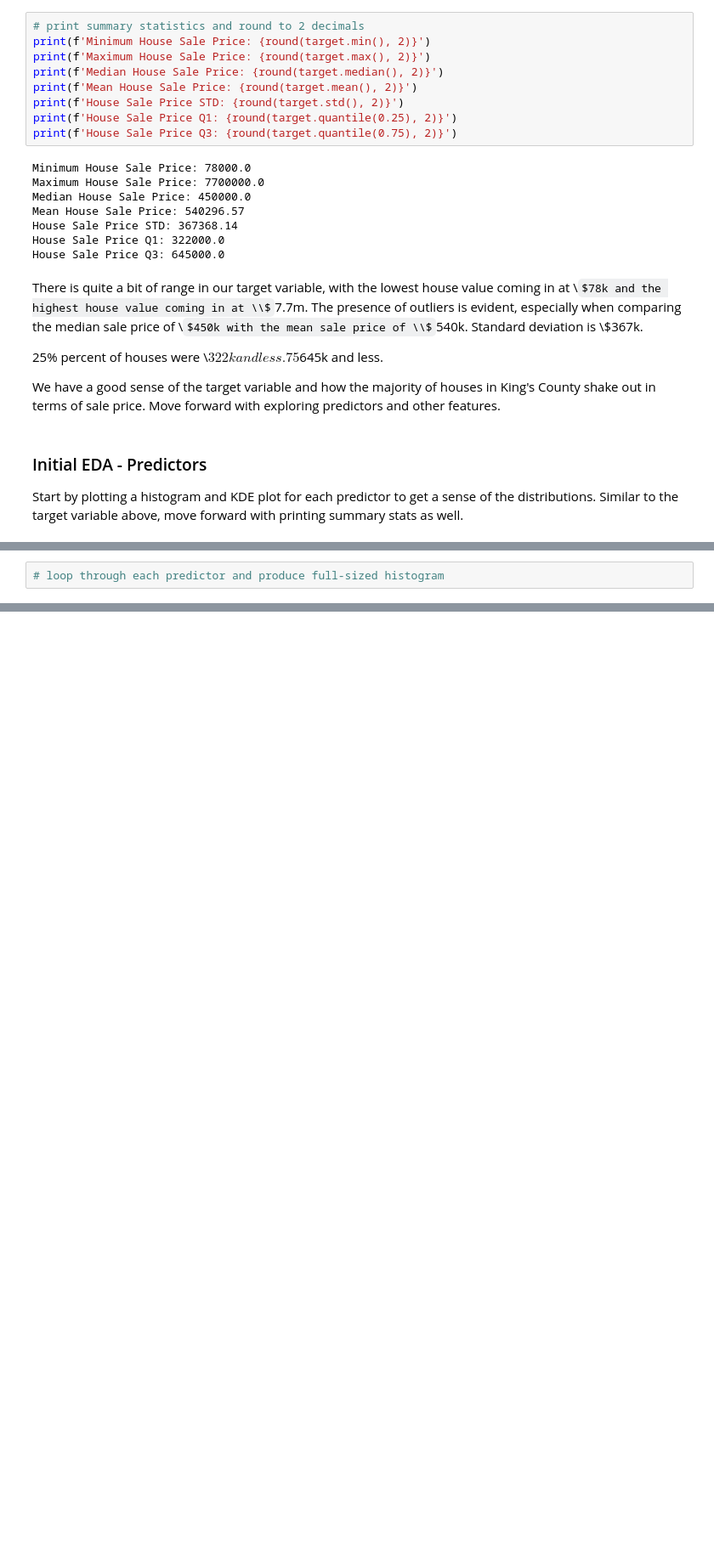
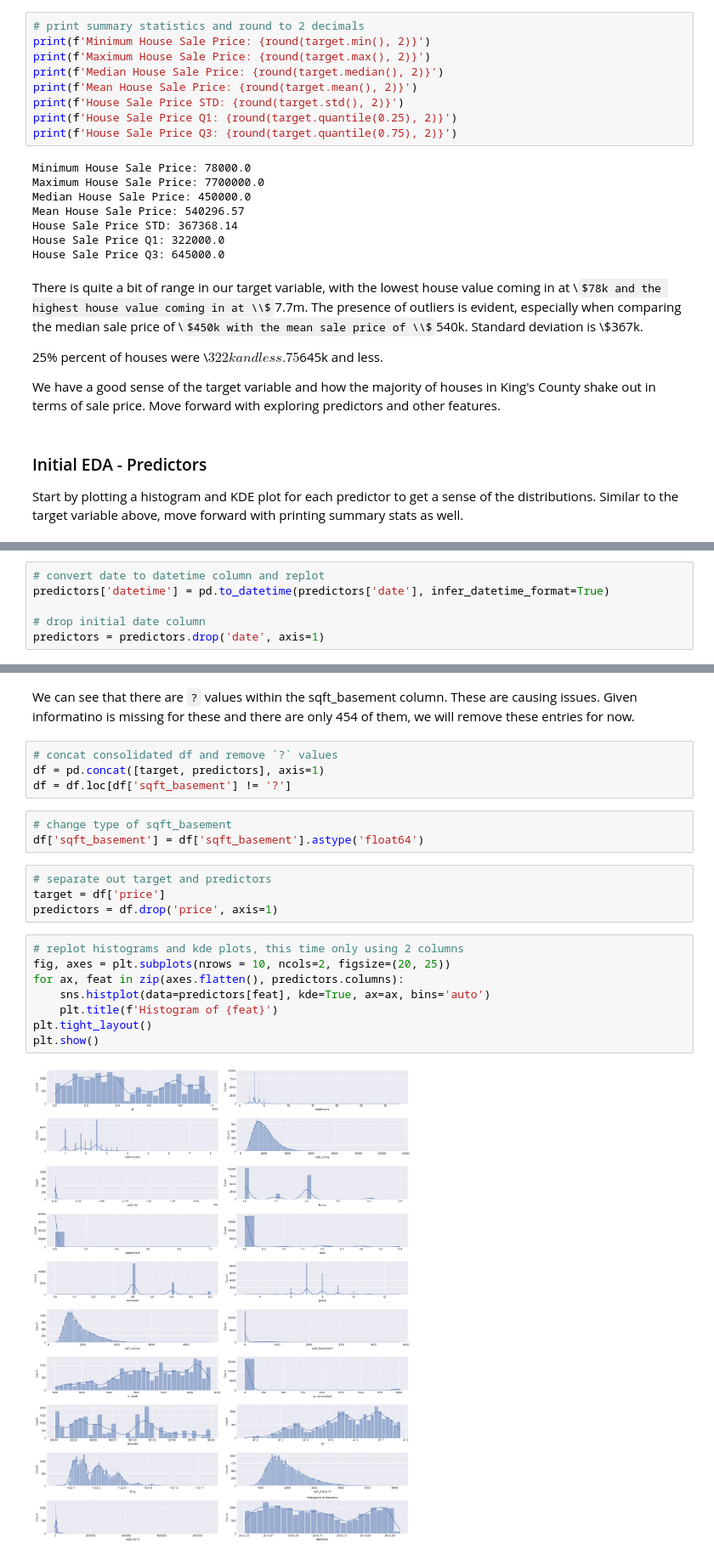
Before and after one commit to akaigraham/KC-House-Price-Regression, a Jupyter notebook: Reworked.ipynb, the cells around one changed output, grey strips where cells are left out. Shown: that part at 85% size. Drawn from its saved outputs; the diff is of its cells as text; some formulas as TeX source; blank space fills up the shorter version.

```diff
--- a/Reworked.ipynb
+++ b/Reworked.ipynb
@@ -179,2 +179,6 @@ Observations:
 # %%
-# loop through each predictor and produce full-sized histogram
+# convert date to datetime column and replot
+predictors['datetime'] = pd.to_datetime(predictors['date'], infer_datetime_format=True)
+
+# drop initial date column
+predictors = predictors.drop('date', axis=1)
@@ -180,0 +201,23 @@ Observations:
+# %% [markdown]
+We can see that there are `?` values within the sqft_basement column.  These are causing issues.  Given informatino is missing for these and there are only 454 of them, we will remove these entries for now.
+# %%
+# concat consolidated df and remove `?` values
+df = pd.concat([target, predictors], axis=1)
+df = df.loc[df['sqft_basement'] != '?']
+# %%
+# change type of sqft_basement
+df['sqft_basement'] = df['sqft_basement'].astype('float64')
+# %%
+# separate out target and predictors
+target = df['price']
+predictors = df.drop('price', axis=1)
+# %%
+# replot histograms and kde plots, this time only using 2 columns
+fig, axes = plt.subplots(nrows = 10, ncols=2, figsize=(20, 25))
+for ax, feat in zip(axes.flatten(), predictors.columns):
+    sns.histplot(data=predictors[feat], kde=True, ax=ax, bins='auto')
+    plt.title(f'Histogram of {feat}')
+plt.tight_layout()
+plt.show()
+# %% [output]
+[figure, added]
```
Also changed, not shown: parts of 9 cells of this notebook.
